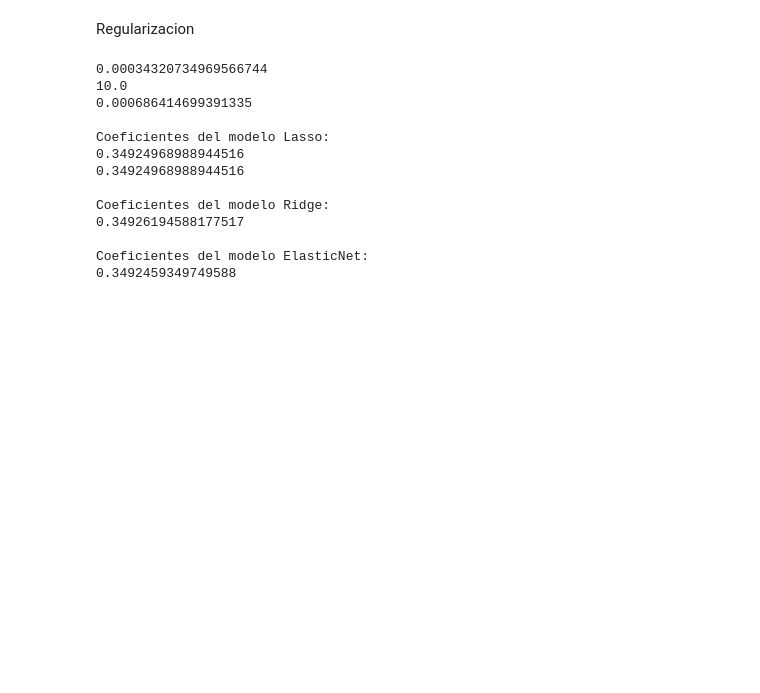
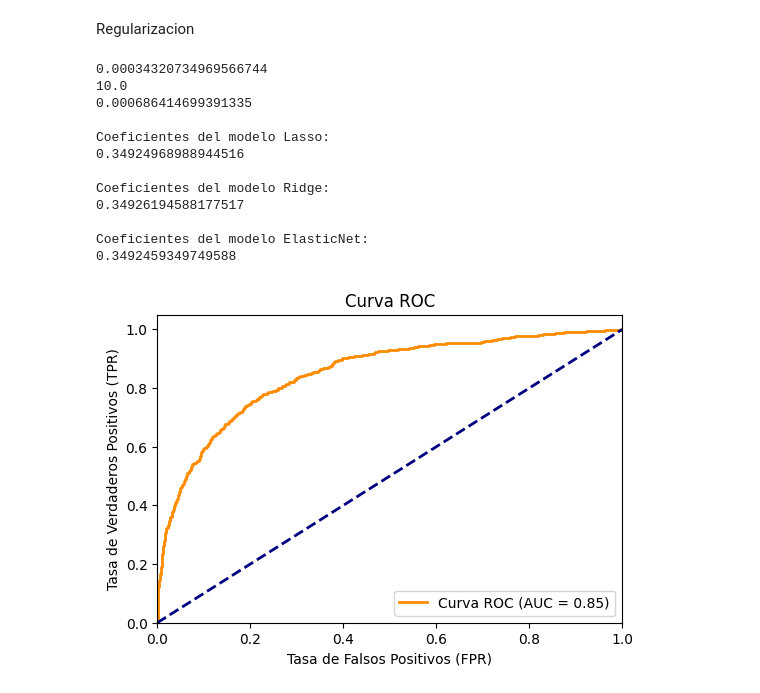
Before and after one commit to valentindalmau/TP_AA_Rovere_Dalmau, a Jupyter notebook: TP_AA_Rovere_Dalmau.ipynb, the cells around one changed output. Cells and saved outputs as stored; diff of their text form; code cells hidden in the pictures; blank space fills up the shorter version.

```diff
--- a/TP_AA_Rovere_Dalmau.ipynb
+++ b/TP_AA_Rovere_Dalmau.ipynb
@@ -362,7 +362,6 @@ print(elasticnetCV.alpha_ )
 # Mostrar coeficientes
 print("\nCoeficientes del modelo Lasso:")
 print(lassoCV.score(X,y))
-print(lassoCV.score(X,y))
 
 print("\nCoeficientes del modelo Ridge:")
 print(ridgeCV.score(X,y))
@@ -376,7 +375,6 @@ print(elasticnetCV.score(X,y))
 0.000686414699391335
 
 Coeficientes del modelo Lasso:
-0.34924968988944516
 0.34924968988944516
 
 Coeficientes del modelo Ridge:
@@ -384,3 +382,33 @@ Coeficientes del modelo Ridge:
 
 Coeficientes del modelo ElasticNet:
 0.3492459349749588
+# %%
+import numpy as np
+import matplotlib.pyplot as plt
+from sklearn.datasets import make_classification
+from sklearn.model_selection import train_test_split
+from sklearn.linear_model import LogisticRegression
+from sklearn.metrics import accuracy_score, confusion_matrix, precision_score, recall_score, f1_score, roc_curve, roc_auc_score, auc
+X = df_encoded.drop(columns=['RainTomorrow', 'RainfallTomorrow'])
+y = df_encoded['RainTomorrow']
+X_train, X_test, y_train, y_test = train_test_split(X, y, test_size=0.2, random_state=42)
+logistic_model = LogisticRegression(random_state=42, class_weight='balanced')
+logistic_model.fit(X_train, y_train)
+y_pred = logistic_model.predict(X_test)
+
+y_probs = logistic_model.predict_proba(X_test)[:, 1]
+# %%
+fpr, tpr, thresholds = roc_curve(y_test, y_probs)
+roc_auc = auc(fpr, tpr)
+plt.figure(figsize=(6, 4))
+plt.plot(fpr, tpr, color='darkorange', lw=2, label='Curva ROC (AUC = %0.2f)' % roc_auc)
+plt.plot([0, 1], [0, 1], color='navy', lw=2, linestyle='--')
+plt.xlim([0.0, 1.0])
+plt.ylim([0.0, 1.05])
+plt.xlabel('Tasa de Falsos Positivos (FPR)')
+plt.ylabel('Tasa de Verdaderos Positivos (TPR)')
+plt.title('Curva ROC')
+plt.legend(loc="lower right")
+plt.show()
+# %% [output]
+[figure, added]
```
Also changed, not shown: parts of 3 cells of this notebook.
